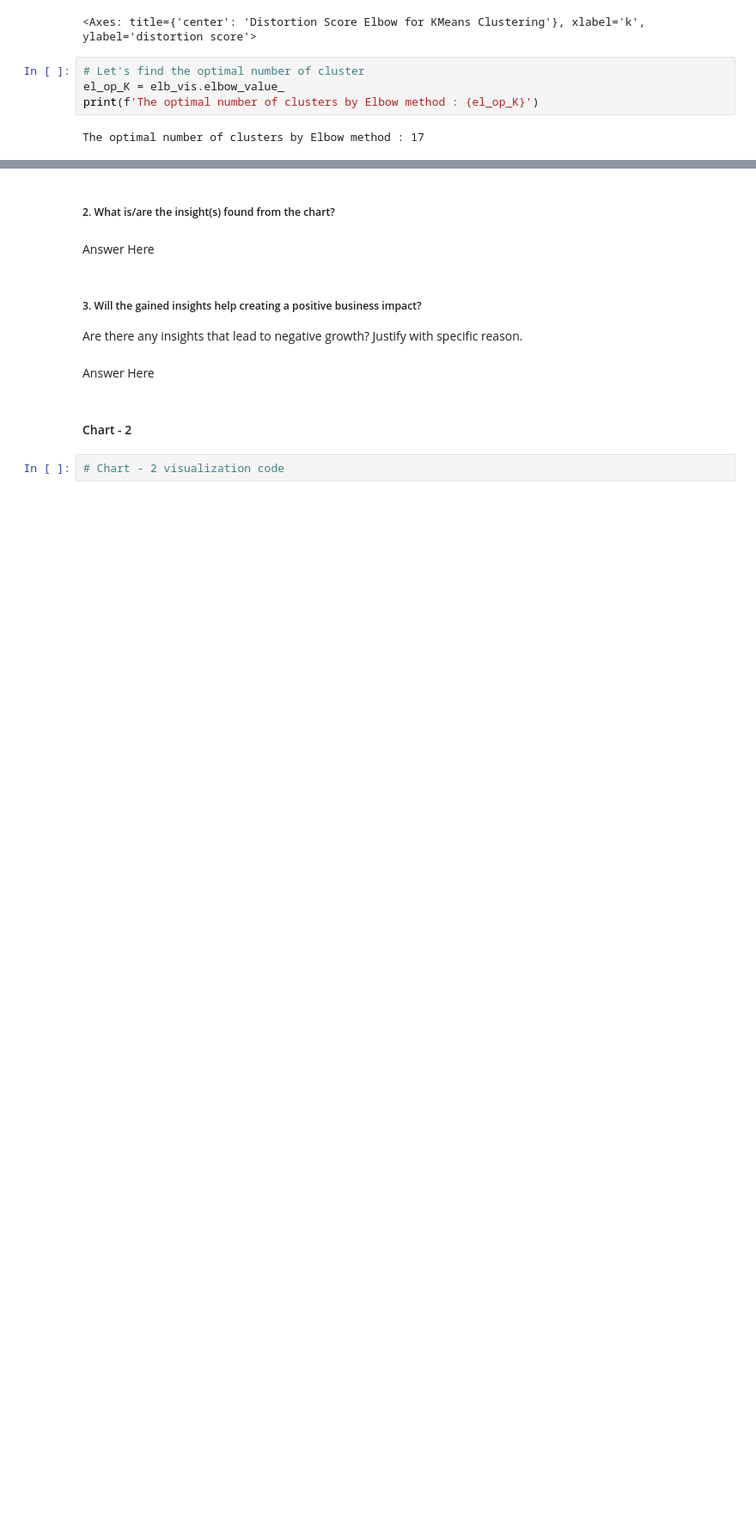
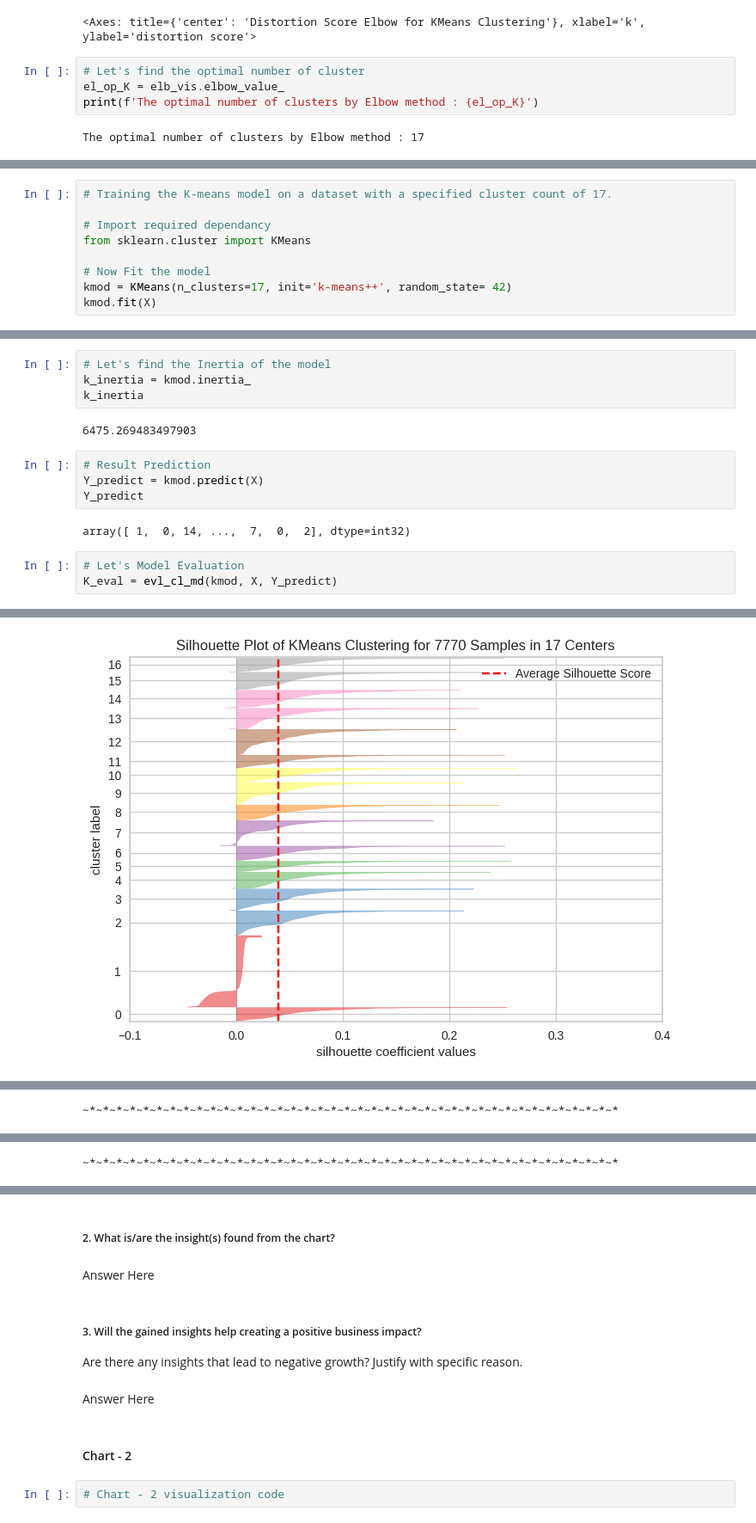
Before and after one commit to KiranKokateGitHub/Netflix-Movies-and-TV-Shows-Clustering_UnsupervisedML, a Jupyter notebook: Kiran_unsupervisedML.ipynb, the cells around one changed output, grey strips where cells are left out. Shown at 86% size. Saved outputs shown, nothing was run; the diff lists cells and outputs as text; blank space fills up the shorter version.

```diff
--- a/Kiran_unsupervisedML.ipynb
+++ b/Kiran_unsupervisedML.ipynb
@@ -1671,0 +1716,9 @@ The optimal number of clusters by Elbow method : 17
+# %%
+# Training the K-means model on a dataset with a specified cluster count of 17.
+
+# Import required dependancy
+from sklearn.cluster import KMeans
+
+# Now Fit the model
+kmod = KMeans(n_clusters=17, init='k-means++', random_state= 42)
+kmod.fit(X)
@@ -1671,0 +1745,16 @@ The optimal number of clusters by Elbow method : 17
+# %%
+# Let's find the Inertia of the model
+k_inertia = kmod.inertia_
+k_inertia
+# %% [output]
+6475.269483497903
+# %%
+# Result Prediction
+Y_predict = kmod.predict(X)
+Y_predict
+# %% [output]
+array([ 1,  0, 14, ...,  7,  0,  2], dtype=int32)
+# %%
+# Let's Model Evaluation
+K_eval = evl_cl_md(kmod, X, Y_predict)
+# %% [output]
@@ -1671,0 +1780 @@ The optimal number of clusters by Elbow method : 17
+[figure, added]
@@ -1671,0 +1782 @@ The optimal number of clusters by Elbow method : 17
+~*~*~*~*~*~*~*~*~*~*~*~*~*~*~*~*~*~*~*~*~*~*~*~*~*~*~*~*~*~*~*~*~*~*~*~*~*~*~*~*
@@ -1671,0 +1784 @@ The optimal number of clusters by Elbow method : 17
+~*~*~*~*~*~*~*~*~*~*~*~*~*~*~*~*~*~*~*~*~*~*~*~*~*~*~*~*~*~*~*~*~*~*~*~*~*~*~*~*
```
Also changed, not shown: parts of 12 cells of this notebook.
